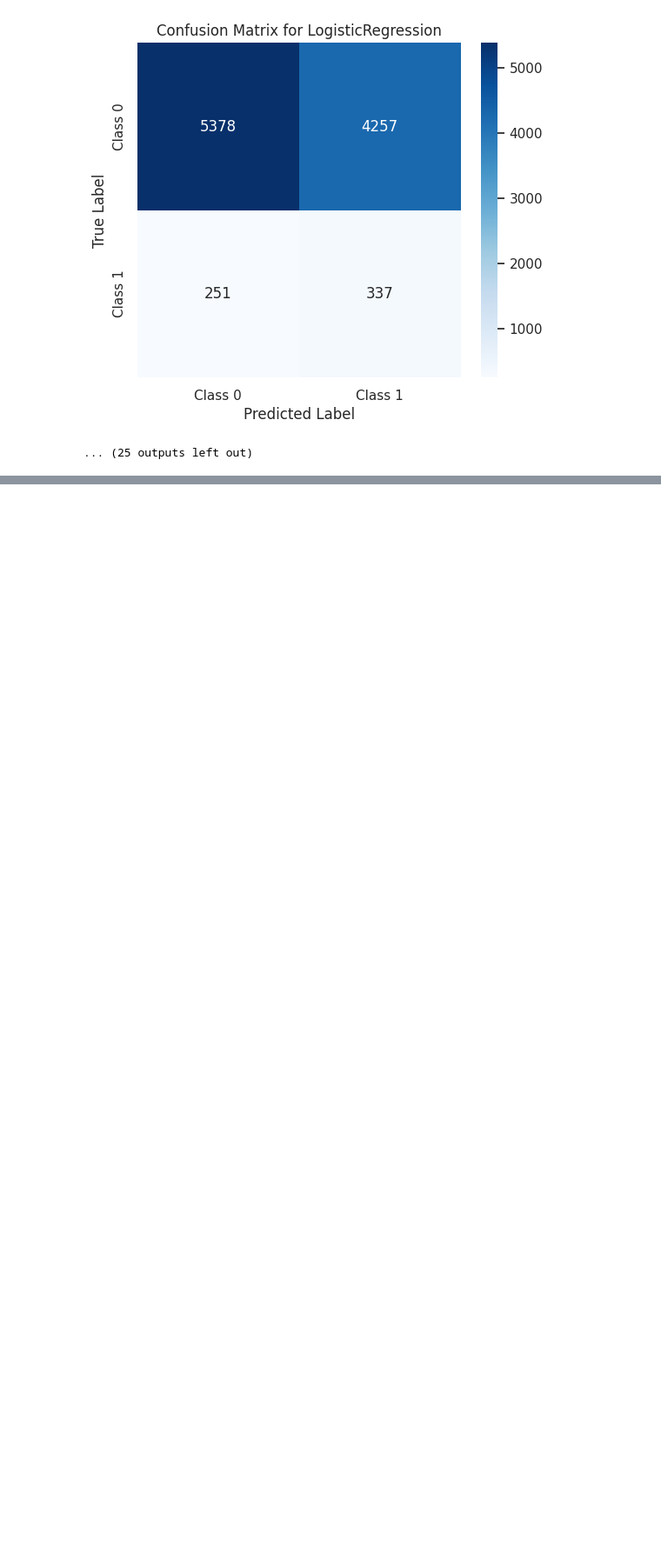
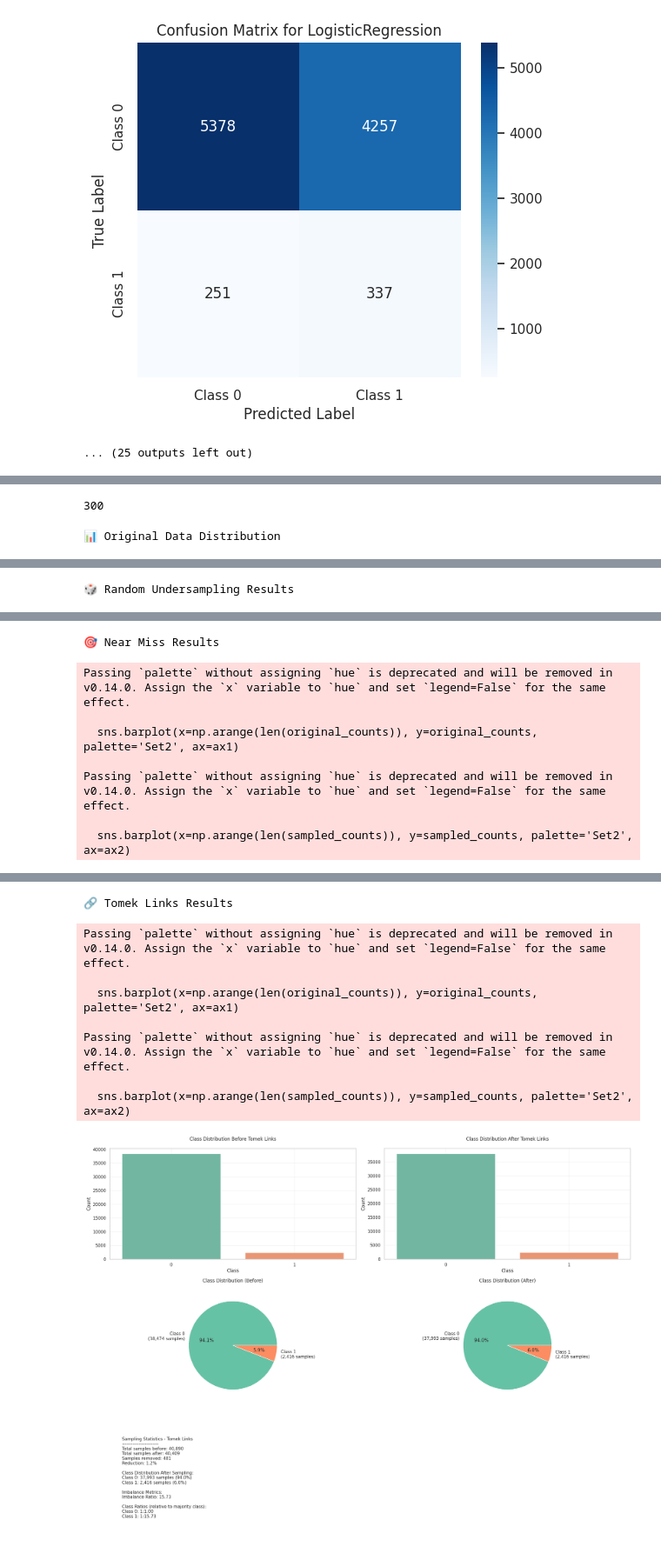
Before and after one commit to dev-69/MajorProject, a Jupyter notebook: UnderSamplingNotebookk.ipynb, the cells around one changed output, grey strips where cells are left out. Shown at 87% size. Drawn from its saved outputs; the diff is of its cells as text; code cells hidden in the pictures; blank space fills up the shorter version.

```diff
--- a/UnderSamplingNotebookk.ipynb
+++ b/UnderSamplingNotebookk.ipynb
@@ -744,3 +744,34 @@ Classification report:
 avg / total       0.90      0.56      0.57      0.67      0.57      0.32     10223
 [figure]
 ... (25 outputs left out)
+# %%
+import gensim
+import numpy as np
+
+# Load the pre-trained Word2Vec model (binary format is commonly used)
+model = gensim.models.KeyedVectors.load_word2vec_format("/content/drive/MyDrive/Major Project Learnings/vectorizers/GoogleNews-vectors-negative300.bin.gz", binary=True)
+
+# Function to average word embeddings for a document
+def get_average_word_vector(text, model):
+    # Tokenize the document into words
+    words = text.split()
+    word_vectors = []
+
+    for word in words:
+        # Get word vector for each word from the Word2Vec model
+        if word in model:
+            word_vec = model[word]
+            word_vectors.append(word_vec)
+
+    # If no words are found in the Word2Vec model, return a zero vector
+    if len(word_vectors) == 0:
+        return np.zeros(model.vector_size)
+
+    # Calculate the average of word vectors to represent the document
+    return np.mean(word_vectors, axis=0)
+
+# Apply this function to X_train and X_test
+X_train_vectors_word2vec = np.array([get_average_word_vector(text, model) for text in X_train])
+X_test_vectors_word2vec = np.array([get_average_word_vector(text, model) for text in X_test])
+
+print("3. Using Word2Vec (with Gensim) Vectorizer")
@@ -746,0 +784,8 @@ avg / total       0.90      0.56      0.57      0.67      0.57      0.32     102
+# %%
+len(X_train_vectors_word2vec[2])
+# %% [output]
+300
+# %%
+X_rus, y_rus, X_nm, y_nm, X_tmk, y_tmk = visualize_all_techniques(X_train_vectors_word2vec, y_train)
+# %% [output]
+📊 Original Data Distribution
@@ -746,0 +796 @@ avg / total       0.90      0.56      0.57      0.67      0.57      0.32     102
+🎲 Random Undersampling Results
@@ -746,0 +805,8 @@ avg / total       0.90      0.56      0.57      0.67      0.57      0.32     102
+🎯 Near Miss Results
+Passing `palette` without assigning `hue` is deprecated and will be removed in v0.14.0. Assign the `x` variable to `hue` and set `legend=False` for the same effect.
+
+  sns.barplot(x=np.arange(len(original_counts)), y=original_counts, palette='Set2', ax=ax1)
+
+Passing `palette` without assigning `hue` is deprecated and will be removed in v0.14.0. Assign the `x` variable to `hue` and set `legend=False` for the same effect.
+
+  sns.barplot(x=np.arange(len(sampled_counts)), y=sampled_counts, palette='Set2', ax=ax2)
@@ -746,0 +814,9 @@ avg / total       0.90      0.56      0.57      0.67      0.57      0.32     102
+🔗 Tomek Links Results
+Passing `palette` without assigning `hue` is deprecated and will be removed in v0.14.0. Assign the `x` variable to `hue` and set `legend=False` for the same effect.
+
+  sns.barplot(x=np.arange(len(original_counts)), y=original_counts, palette='Set2', ax=ax1)
+
+Passing `palette` without assigning `hue` is deprecated and will be removed in v0.14.0. Assign the `x` variable to `hue` and set `legend=False` for the same effect.
+
+  sns.barplot(x=np.arange(len(sampled_counts)), y=sampled_counts, palette='Set2', ax=ax2)
+[figure, added]
```
Also changed, not shown: parts of 4 cells of this notebook.
